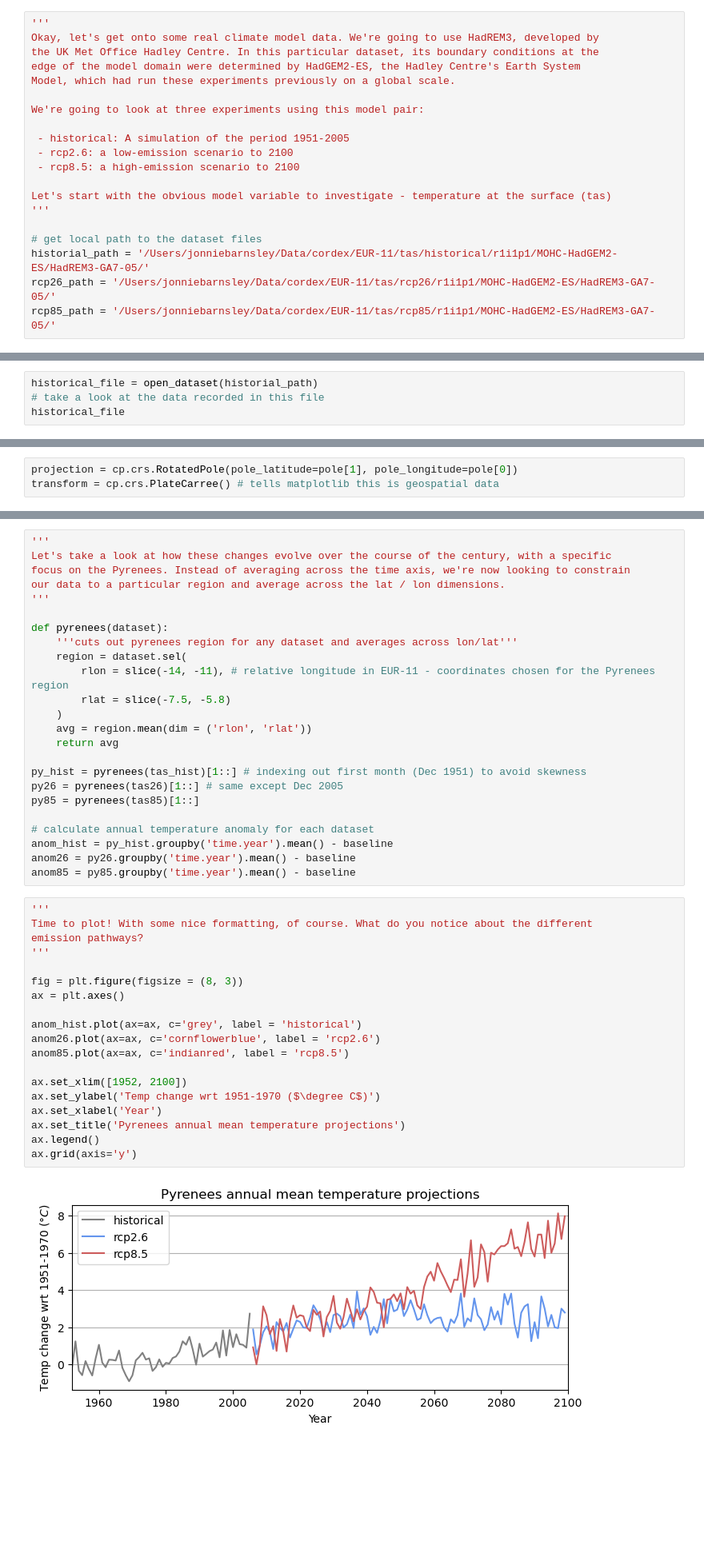
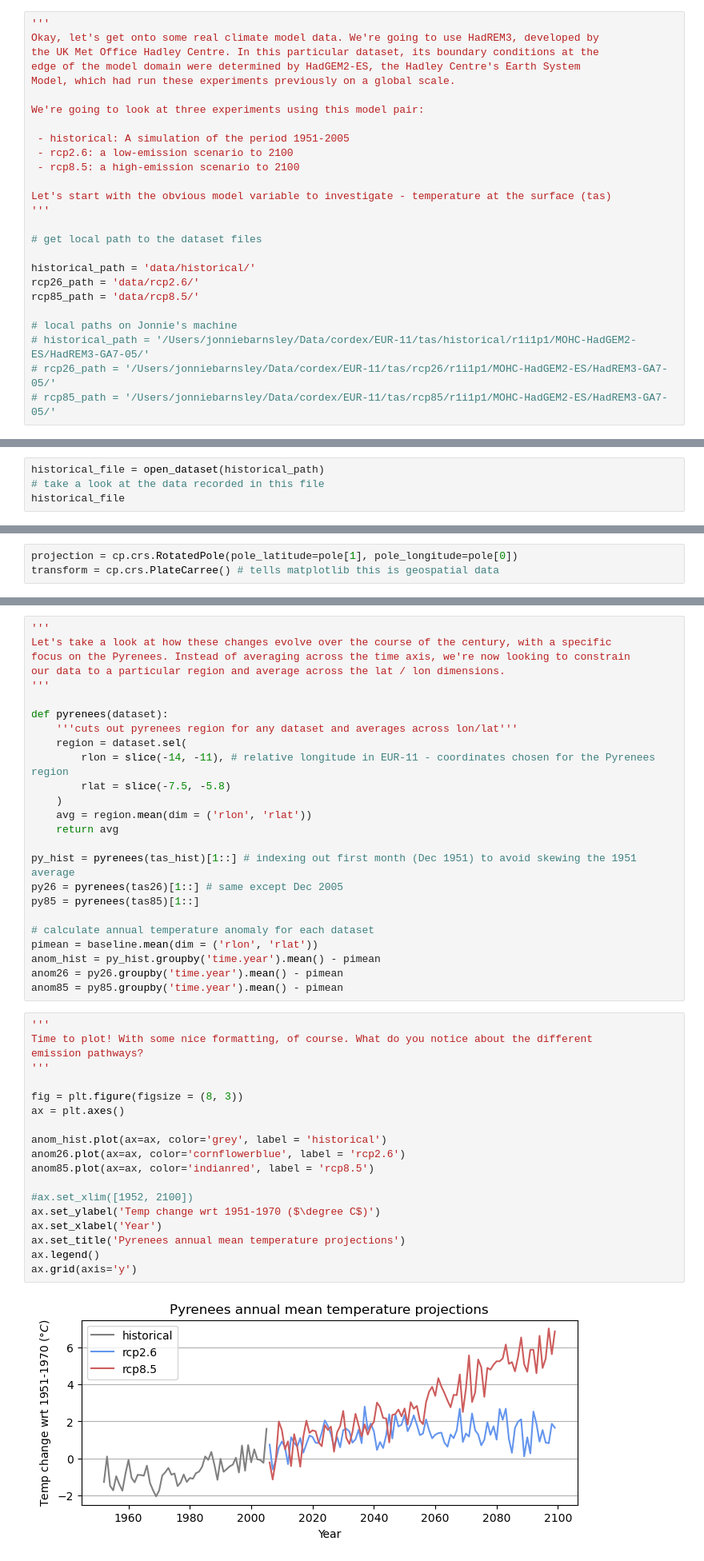
Before and after one commit to Jonniebarnsley/Pyrenees, a Jupyter notebook: cordex_workshop.ipynb, the cells around one changed output, grey strips where cells are left out. Shown at 80% size. Cells and saved outputs as stored; diff of their text form; blank space fills up the shorter version.

```diff
--- a/cordex_workshop.ipynb
+++ b/cordex_workshop.ipynb
@@ -94,9 +94,15 @@ Let's start with the obvious model variable to investigate - temperature at the
 '''
 
 # get local path to the dataset files
-historial_path = '/Users/jonniebarnsley/Data/cordex/EUR-11/tas/historical/r1i1p1/MOHC-HadGEM2-ES/HadREM3-GA7-05/'
-rcp26_path = '/Users/jonniebarnsley/Data/cordex/EUR-11/tas/rcp26/r1i1p1/MOHC-HadGEM2-ES/HadREM3-GA7-05/'
-rcp85_path = '/Users/jonniebarnsley/Data/cordex/EUR-11/tas/rcp85/r1i1p1/MOHC-HadGEM2-ES/HadREM3-GA7-05/'
+
+historical_path = 'data/historical/'
+rcp26_path = 'data/rcp2.6/'
+rcp85_path = 'data/rcp8.5/'
+
+# local paths on Jonnie's machine
+# historical_path = '/Users/jonniebarnsley/Data/cordex/EUR-11/tas/historical/r1i1p1/MOHC-HadGEM2-ES/HadREM3-GA7-05/'
+# rcp26_path = '/Users/jonniebarnsley/Data/cordex/EUR-11/tas/rcp26/r1i1p1/MOHC-HadGEM2-ES/HadREM3-GA7-05/'
+# rcp85_path = '/Users/jonniebarnsley/Data/cordex/EUR-11/tas/rcp85/r1i1p1/MOHC-HadGEM2-ES/HadREM3-GA7-05/'
 # %%
 def open_dataset(path):
     '''a quick function for easy opening of datasets'''
@@ -106,7 +112,7 @@ def open_dataset(path):
 
     return file
 # %%
-historical_file = open_dataset(historial_path)
+historical_file = open_dataset(historical_path)
 # take a look at the data recorded in this file
 historical_file
 # %% [output]
@@ -257,35 +263,36 @@ def pyrenees(dataset):
     avg = region.mean(dim = ('rlon', 'rlat'))
     return avg
 
-py_hist = pyrenees(tas_hist)[1::] # indexing out first month (Dec 1951) to avoid skewness
+py_hist = pyrenees(tas_hist)[1::] # indexing out first month (Dec 1951) to avoid skewing the 1951 average
 py26 = pyrenees(tas26)[1::] # same except Dec 2005
 py85 = pyrenees(tas85)[1::]
 
 # calculate annual temperature anomaly for each dataset
-anom_hist = py_hist.groupby('time.year').mean() - baseline
-anom26 = py26.groupby('time.year').mean() - baseline
-anom85 = py85.groupby('time.year').mean() - baseline
+pimean = baseline.mean(dim = ('rlon', 'rlat'))
+anom_hist = py_hist.groupby('time.year').mean() - pimean
+anom26 = py26.groupby('time.year').mean() - pimean
+anom85 = py85.groupby('time.year').mean() - pimean
 # %%
 '''
 Time to plot! With some nice formatting, of course. What do you notice about the different
 emission pathways?
 '''
 
 fig = plt.figure(figsize = (8, 3))
 ax = plt.axes()
 
-anom_hist.plot(ax=ax, c='grey', label = 'historical')
-anom26.plot(ax=ax, c='cornflowerblue', label = 'rcp2.6')
-anom85.plot(ax=ax, c='indianred', label = 'rcp8.5')
+anom_hist.plot(ax=ax, color='grey', label = 'historical')
+anom26.plot(ax=ax, color='cornflowerblue', label = 'rcp2.6')
+anom85.plot(ax=ax, color='indianred', label = 'rcp8.5')
 
-ax.set_xlim([1952, 2100])
+#ax.set_xlim([1952, 2100])
 ax.set_ylabel('Temp change wrt 1951-1970 ($\degree C$)')
 ax.set_xlabel('Year')
 ax.set_title('Pyrenees annual mean temperature projections')
 ax.legend()
 ax.grid(axis='y')
 # %% [output]
-[figure, old version]
+[figure, new version]
 # %%
 '''
 Lastly, we're going to look at whether these projections have any impact on seasonality. Is
```
Also changed, not shown: parts of 2 cells of this notebook.
